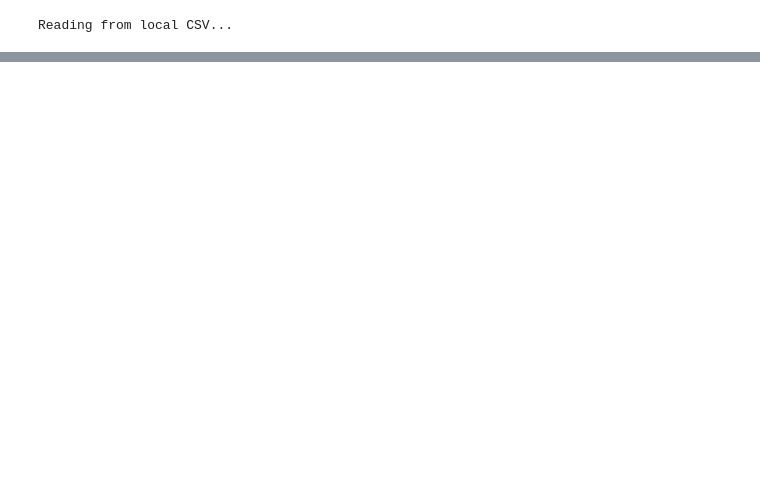
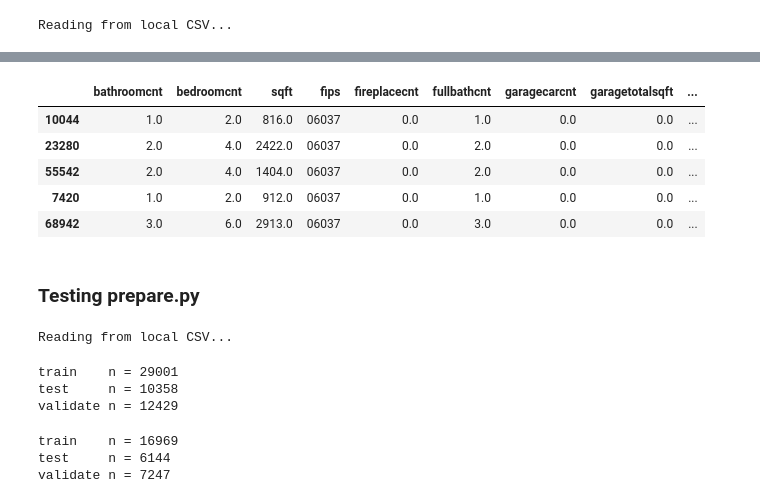
Before and after one commit to bensmith07/zillow-clustering-project, a Jupyter notebook: preparation_notebook.ipynb, the cells around one changed output, grey strips where cells are left out. Saved outputs shown, nothing was run; the diff lists cells and outputs as text; code cells hidden in the pictures; blank space fills up the shorter version.

Commit message:
completed preparation notebook and prepare module

```diff
--- a/preparation_notebook.ipynb
+++ b/preparation_notebook.ipynb
@@ -259,0 +199,2 @@ def encode_zillow(train, validate, test, target):
+# %%
+train, validate, test = scale_zillow(train, validate, test, target)
@@ -259,0 +212,50 @@ def encode_zillow(train, validate, test, target):
+# %%
+def encode_zillow(train, validate, test, target):
+    '''
+    This function takes in the train, validate, and test samples, as well as a label for the target variable.
+
+    It then encodes each of the categorical variables using one-hot encoding with dummy variables and appends
+    the new encoded variables to the original dataframes as new columns with the prefix 'enc_{variable_name}'.
+
+    train, validate and test dataframes are returned (in that order)
+    '''
+    # identify the features to encode (categorical features represented by non-numeric data types)
+    features_to_encode = [col for col in train.columns if (train[col].dtype == 'object')
+                                                        & ('bool_' not in col)
+                                                        & (col != target)
+                                                        & (train[col].nunique() < 25)]
+    #iterate through the list of features
+    for feature in features_to_encode:
+        # establish dummy variables
+        dummy_df = pd.get_dummies(train[feature],
+                                  prefix=f'enc_{train[feature].name}',
+                                  drop_first=True)
+        # add the dummies as new columns to the original dataframe
+        train = pd.concat([train, dummy_df], axis=1)
+
+    # then repeat the process for the other two samples:
+
+    for feature in features_to_encode:
+        dummy_df = pd.get_dummies(validate[feature],
+                                  prefix=f'enc_{validate[feature].name}',
+                                  drop_first=True)
+        validate = pd.concat([validate, dummy_df], axis=1)
+
+    for feature in features_to_encode:
+        dummy_df = pd.get_dummies(test[feature],
+                                  prefix=f'enc_{test[feature].name}',
+                                  drop_first=True)
+        test = pd.concat([test, dummy_df], axis=1)
+
+    return train, validate, test
+# %%
+train, validate, test = encode_zillow(train, validate, test, target)
+# %%
+train.head()
+# %% [output]
+|  | bathroomcnt | bedroomcnt | sqft | fips | fireplacecnt | fullbathcnt | garagecarcnt | garagetotalsqft | ... |
+| 10044 | 1.0 | 2.0 | 816.0 | 06037 | 0.0 | 1.0 | 0.0 | 0.0 | ... |
+| 23280 | 2.0 | 4.0 | 2422.0 | 06037 | 0.0 | 2.0 | 0.0 | 0.0 | ... |
+| 55542 | 2.0 | 4.0 | 1404.0 | 06037 | 0.0 | 2.0 | 0.0 | 0.0 | ... |
+| 7420 | 1.0 | 2.0 | 912.0 | 06037 | 0.0 | 1.0 | 0.0 | 0.0 | ... |
+| 68942 | 3.0 | 6.0 | 2913.0 | 06037 | 0.0 | 3.0 | 0.0 | 0.0 | ... |
@@ -259,0 +276,6 @@ def encode_zillow(train, validate, test, target):
+# %% [markdown]
+### Testing prepare.py
+# %%
+df = acquire.zillow_data()
+# %% [output]
+Reading from local CSV...
@@ -259,0 +286,13 @@ def encode_zillow(train, validate, test, target):
+# %%
+train, validate, test = prepare.train_validate_test_split(df)
+# %% [output]
+train    n = 29001
+test     n = 10358
+validate n = 12429
+# %%
+outlier_columns = [col for col in df.columns if ((df[col].dtype != 'object') & (col not in [target, 'latitude', 'longitude']))]
+train, validate, test = prepare.remove_outliers(train, validate, test, 3, outlier_columns)
+# %% [output]
+train    n = 16969
+test     n = 6144
+validate n = 7247
```
Also changed, not shown: parts of 20 cells of this notebook, 1 other file.
